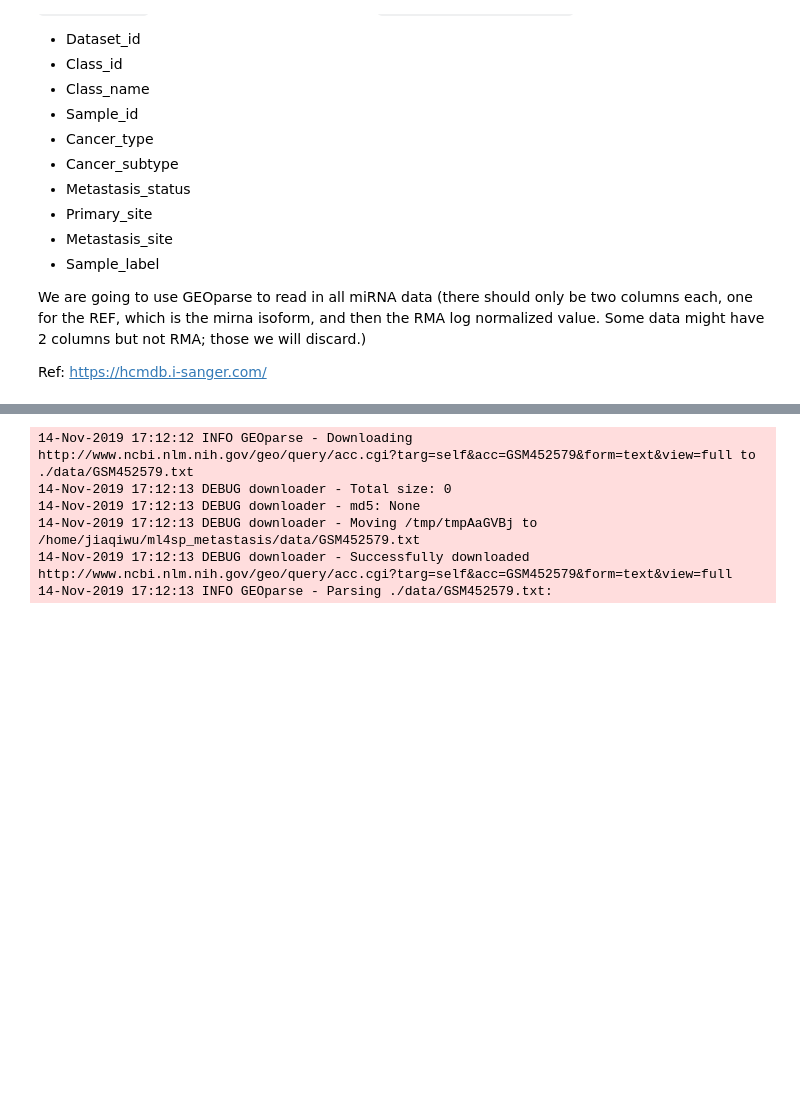
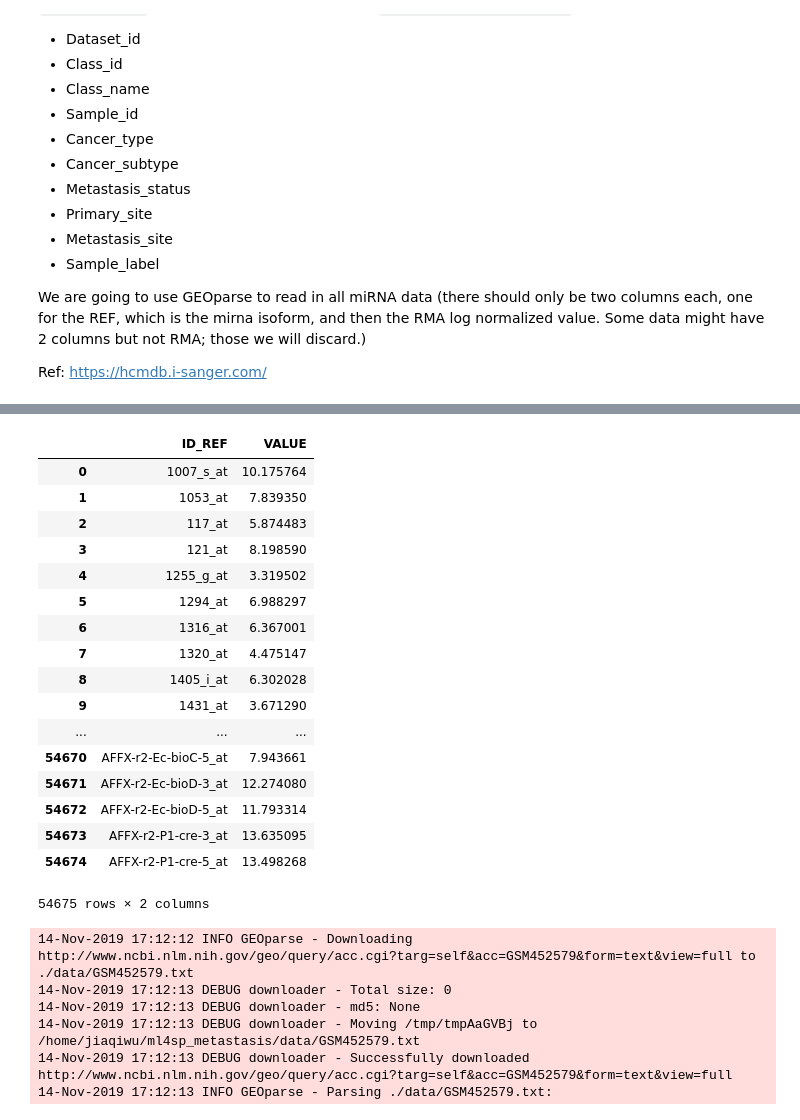
Before and after one commit to programmingprincess/ml4sp_metastasis, a Jupyter notebook: get_data.ipynb, the cells around one changed output, grey strips where cells are left out. Drawn from its saved outputs; the diff is of its cells as text; code cells hidden in the pictures; blank space fills up the shorter version.

```diff
--- a/get_data.ipynb
+++ b/get_data.ipynb
@@ -25,3 +56,24 @@ import pandas
+# %%
+gse1.table
+# %% [output]
+|  | ID_REF | VALUE |
+| 0 | 1007_s_at | 10.175764 |
+| 1 | 1053_at | 7.839350 |
+| 2 | 117_at | 5.874483 |
+| 3 | 121_at | 8.198590 |
+| 4 | 1255_g_at | 3.319502 |
+| 5 | 1294_at | 6.988297 |
+| 6 | 1316_at | 6.367001 |
+| 7 | 1320_at | 4.475147 |
+| 8 | 1405_i_at | 6.302028 |
+| 9 | 1431_at | 3.671290 |
+| ... | ... | ... |
+| 54670 | AFFX-r2-Ec-bioC-5_at | 7.943661 |
+| 54671 | AFFX-r2-Ec-bioD-3_at | 12.274080 |
+| 54672 | AFFX-r2-Ec-bioD-5_at | 11.793314 |
+| 54673 | AFFX-r2-P1-cre-3_at | 13.635095 |
+| 54674 | AFFX-r2-P1-cre-5_at | 13.498268 |
+54675 rows × 2 columns
 # %%
 import csv
 with open("geo_data1.txt") as f:
```
Also changed, not shown: parts of 3 cells of this notebook, 1 other file.
